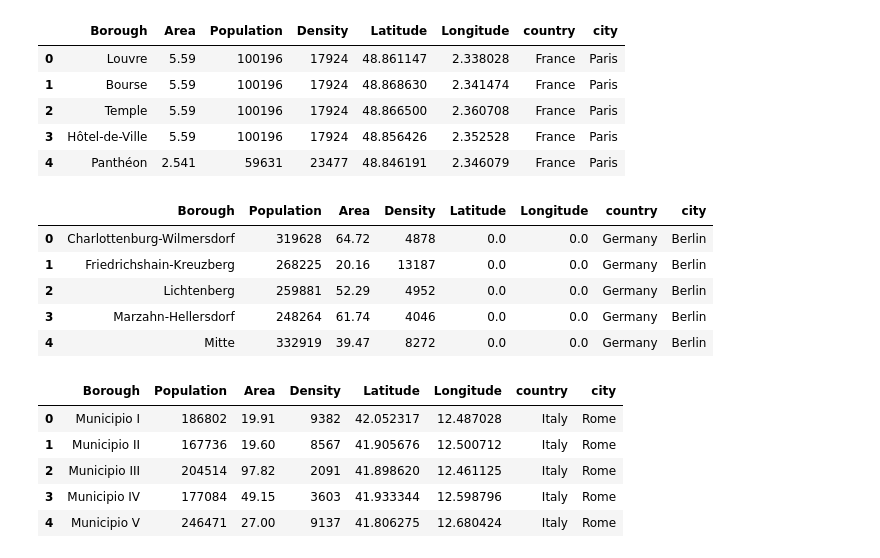
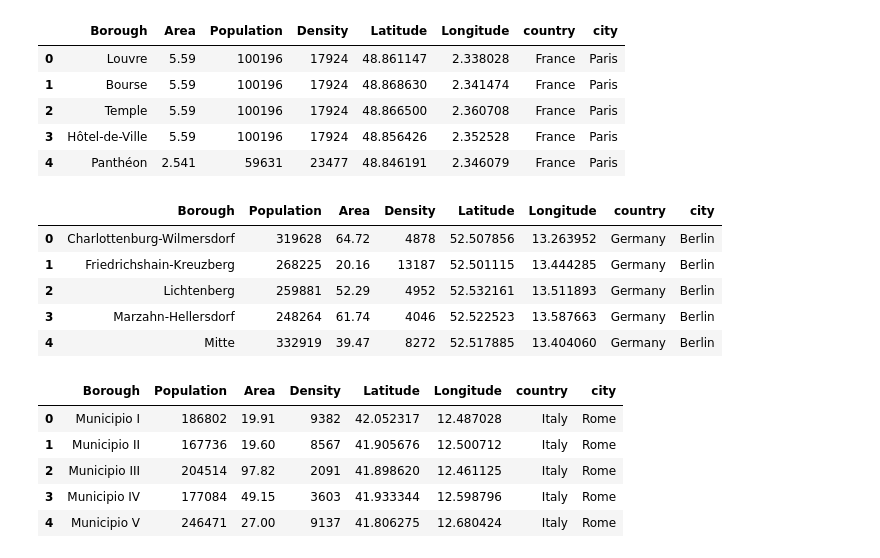
Before and after one commit to Arkhemis/Coursera_Capstone, a Jupyter notebook: SimilarBoroughs.ipynb, the cells around one changed output. Cells and saved outputs as stored; diff of their text form; code cells hidden in the pictures.

```diff
--- a/SimilarBoroughs.ipynb
+++ b/SimilarBoroughs.ipynb
@@ -162,41 +162,41 @@ else:
   table = page.find('table')
 
   df_berlin = pd.read_html(str(table))[0]
   df_berlin.drop(["Map"], axis =1, inplace=True)
   df_berlin = df_berlin.rename(columns = {"Population 31 March 2010": "Population",
                                           "Density per km2" : "Density",
                                           "Area in km2": "Area"})
 
   df_berlin['Latitude'] = 0.0
   df_berlin['Longitude'] = 0.0
 
   for i in range(len(df_berlin)):
     t = 0
     while t < 10:
       try:
-        location = geolocator.geocode('{}, Berlin'.format(df_berlin['Borough'][i]))
+        location = geolocator.geocode('{}, Berlin, Germany'.format(df_berlin['Borough'][i]))
         break
       except:
         t =t +1
       #If it somewhat still fails, drop the borough
       else:
         df_berlin = df_berlin.drop(i, axis=0)
 
-      df_berlin['Latitude'][i] = location.latitude
-      df_berlin['Longitude'][i] =  location.longitude
+    df_berlin['Latitude'][i] = location.latitude
+    df_berlin['Longitude'][i] =  location.longitude
 
 
   df_berlin["country"] = "Germany"
   df_berlin["city"] = "Berlin"
   df_berlin.to_csv("df_berlin.csv", index=False)
 df_berlin.head()
 # %% [output]
 |  | Borough | Population | Area | Density | Latitude | Longitude | country | city |
-| 0 | Charlottenburg-Wilmersdorf | 319628 | 64.72 | 4878 | 0.0 | 0.0 | Germany | Berlin |
-| 1 | Friedrichshain-Kreuzberg | 268225 | 20.16 | 13187 | 0.0 | 0.0 | Germany | Berlin |
-| 2 | Lichtenberg | 259881 | 52.29 | 4952 | 0.0 | 0.0 | Germany | Berlin |
-| 3 | Marzahn-Hellersdorf | 248264 | 61.74 | 4046 | 0.0 | 0.0 | Germany | Berlin |
-| 4 | Mitte | 332919 | 39.47 | 8272 | 0.0 | 0.0 | Germany | Berlin |
+| 0 | Charlottenburg-Wilmersdorf | 319628 | 64.72 | 4878 | 52.507856 | 13.263952 | Germany | Berlin |
+| 1 | Friedrichshain-Kreuzberg | 268225 | 20.16 | 13187 | 52.501115 | 13.444285 | Germany | Berlin |
+| 2 | Lichtenberg | 259881 | 52.29 | 4952 | 52.532161 | 13.511893 | Germany | Berlin |
+| 3 | Marzahn-Hellersdorf | 248264 | 61.74 | 4046 | 52.522523 | 13.587663 | Germany | Berlin |
+| 4 | Mitte | 332919 | 39.47 | 8272 | 52.517885 | 13.404060 | Germany | Berlin |
 # %%
 if os.path.exists("df_rome.csv") is True:
   df_rome = pd.read_csv("df_rome.csv")
```
Also changed, not shown: parts of 14 cells of this notebook.
